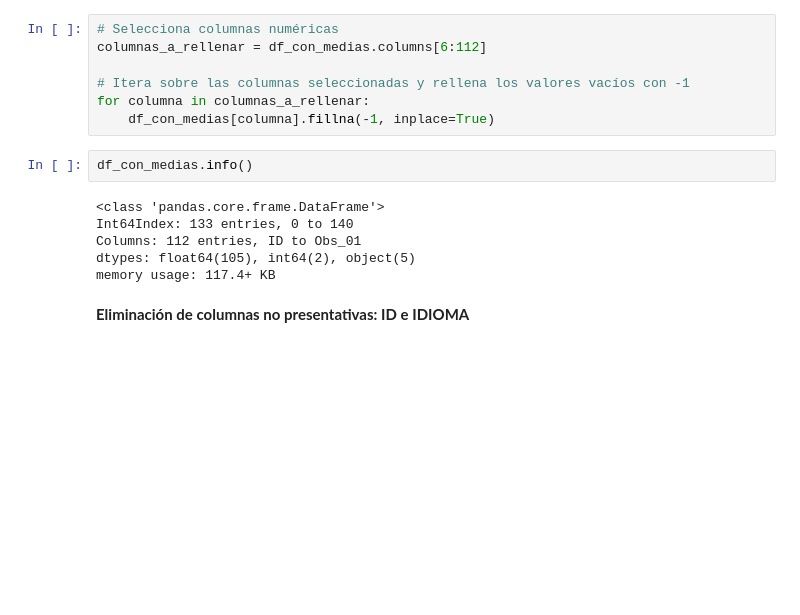
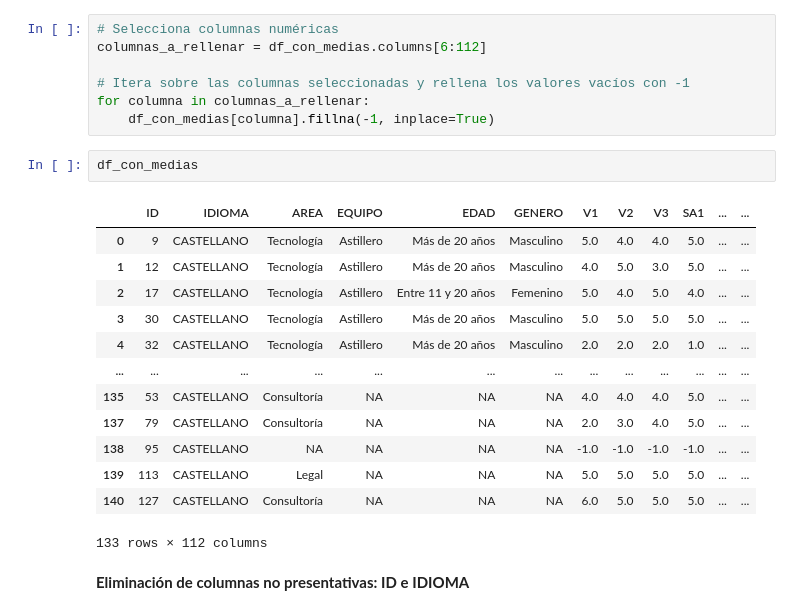
Before and after one commit to mbaroja/TFM, a Jupyter notebook: EDA.ipynb, the cells around one changed output. Saved outputs shown, nothing was run; the diff lists cells and outputs as text; blank space fills up the shorter version.

```diff
--- a/EDA.ipynb
+++ b/EDA.ipynb
@@ -297,13 +297,21 @@ columnas_a_rellenar = df_con_medias.columns[6:112]
 for columna in columnas_a_rellenar:
     df_con_medias[columna].fillna(-1, inplace=True)
 # %%
-df_con_medias.info()
+df_con_medias
 # %% [output]
+|  | ID | IDIOMA | AREA | EQUIPO | EDAD | GENERO | V1 | V2 | V3 | SA1 | ... | ... |
+| 0 | 9 | CASTELLANO | Tecnología | Astillero | Más de 20 años | Masculino | 5.0 | 4.0 | 4.0 | 5.0 | ... | ... |
+| 1 | 12 | CASTELLANO | Tecnología | Astillero | Más de 20 años | Masculino | 4.0 | 5.0 | 3.0 | 5.0 | ... | ... |
+| 2 | 17 | CASTELLANO | Tecnología | Astillero | Entre 11 y 20 años | Femenino | 5.0 | 4.0 | 5.0 | 4.0 | ... | ... |
+| 3 | 30 | CASTELLANO | Tecnología | Astillero | Más de 20 años | Masculino | 5.0 | 5.0 | 5.0 | 5.0 | ... | ... |
+| 4 | 32 | CASTELLANO | Tecnología | Astillero | Más de 20 años | Masculino | 2.0 | 2.0 | 2.0 | 1.0 | ... | ... |
+| ... | ... | ... | ... | ... | ... | ... | ... | ... | ... | ... | ... | ... |
+| 135 | 53 | CASTELLANO | Consultoría | NA | NA | NA | 4.0 | 4.0 | 4.0 | 5.0 | ... | ... |
+| 137 | 79 | CASTELLANO | Consultoría | NA | NA | NA | 2.0 | 3.0 | 4.0 | 5.0 | ... | ... |
+| 138 | 95 | CASTELLANO | NA | NA | NA | NA | -1.0 | -1.0 | -1.0 | -1.0 | ... | ... |
+| 139 | 113 | CASTELLANO | Legal | NA | NA | NA | 5.0 | 5.0 | 5.0 | 5.0 | ... | ... |
+| 140 | 127 | CASTELLANO | Consultoría | NA | NA | NA | 6.0 | 5.0 | 5.0 | 5.0 | ... | ... |
-<class 'pandas.core.frame.DataFrame'>
-Int64Index: 133 entries, 0 to 140
-Columns: 112 entries, ID to Obs_01
-dtypes: float64(105), int64(2), object(5)
-memory usage: 117.4+ KB
+133 rows × 112 columns
 # %% [markdown]
 **Eliminación de columnas no presentativas: ID e IDIOMA**
 # %%
```
Also changed, not shown: parts of 3 cells of this notebook.
